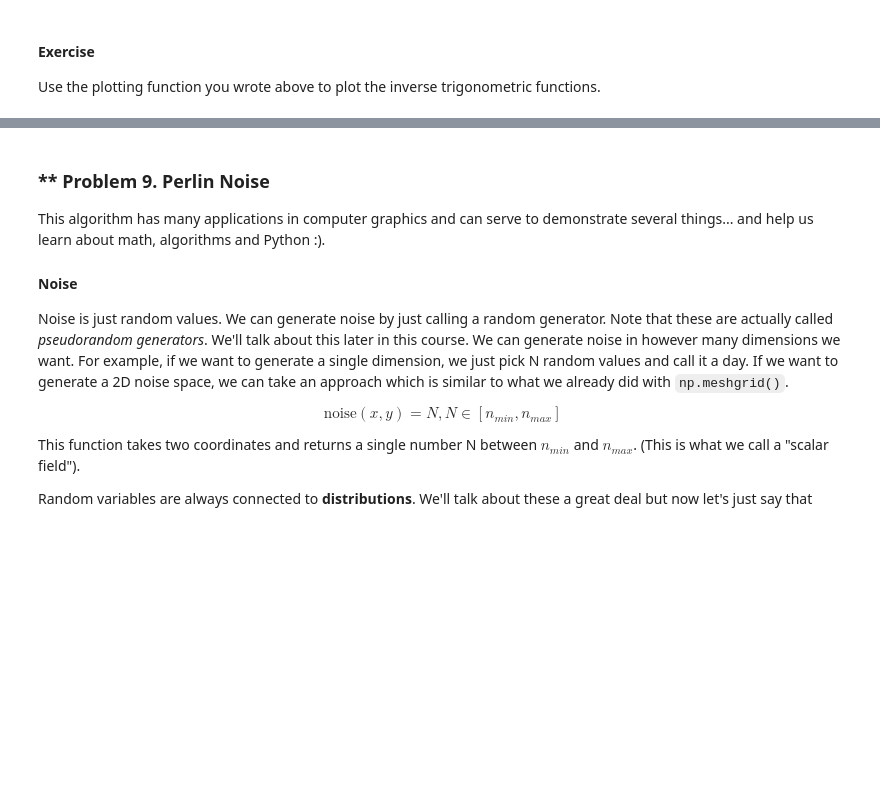
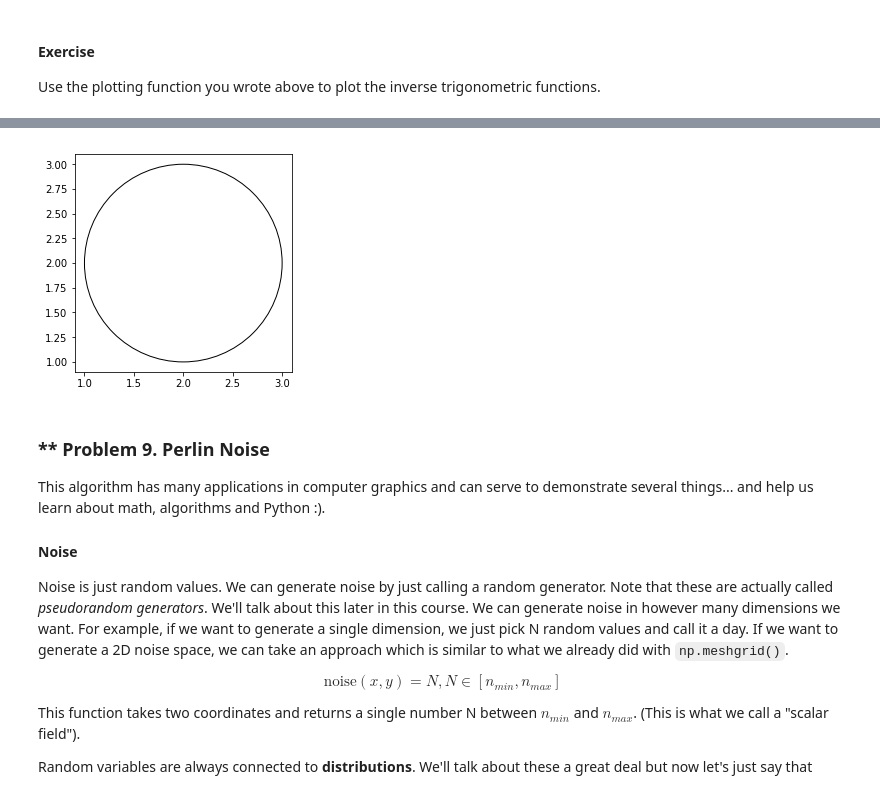
Before and after one commit to KostadinovK/Math-Concepts-For-Developers, a Jupyter notebook: 02-High-School-Maths-Exercises/High-School Maths Exercise.ipynb, the cells around one changed output, grey strips where cells are left out. Cells and saved outputs as stored; diff of their text form; code cells hidden in the pictures; blank space fills up the shorter version.

```diff
--- a/02-High-School-Maths-Exercises/High-School Maths Exercise.ipynb
+++ b/02-High-School-Maths-Exercises/High-School Maths Exercise.ipynb
@@ -557,7 +606,16 @@ def plot_circle(x_c, y_c, r):
     This corresponds to plotting the equation x^2 + y^2 = r^2
     """
     # Write your code here
-    pass
+    circle= plt.Circle((x_c,x_c), r)
+    circle.set_fill(False)
+    ax=plt.gca()
+    ax.add_patch(circle)
+    plt.axis('scaled')
+    plt.show()
+# %%
+plot_circle(2,2,1)
+# %% [output]
+[figure, added]
 # %% [markdown]
 ### ** Problem 9. Perlin Noise
 This algorithm has many applications in computer graphics and can serve to demonstrate several things... and help us learn about math, algorithms and Python :).
```
Also changed, not shown: parts of 12 cells of this notebook.
